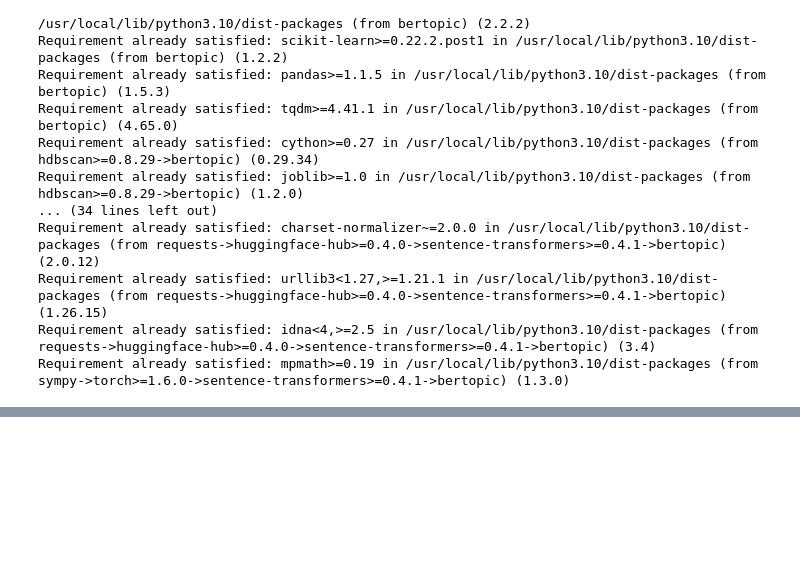
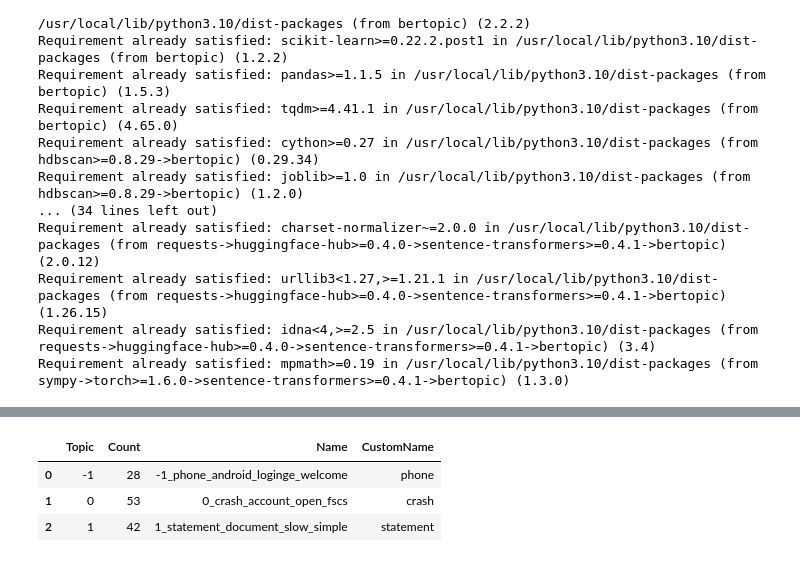
Before and after one commit to piygot5/Customer-Insights-Pack-POC, a Jupyter notebook: topic_modelling_BERT.ipynb, the cells around one changed output, grey strips where cells are left out. Cells and saved outputs as stored; diff of their text form; code cells hidden in the pictures; blank space fills up the shorter version.

```diff
--- a/topic_modelling_BERT.ipynb
+++ b/topic_modelling_BERT.ipynb
@@ -270,3 +209,0 @@ with open(MODEL_DIR+"topic_negative_2.pkl", "rb") as input_file:
-# %%
-
-negative_model = BERTopic.load(MODEL_DIR+"negative_topic_modelling_1682844661")
@@ -404,0 +331,10 @@ model.visualize_barchart()
+# %%
+# df = pd.read_csv(DATA_DIR+"Negative_topic_modelling_data.csv")
+# negative_navigate_df, negative_navigate_topics,  negative_navigate_probs,  negative_navigate_model = topicModellingBERT(df=df,columns = {"CustomName":'navigate'} ,min_df=1,min_cluster_size=5,path=MODEL_DIR,model_name='negative_topic_navigate_modelling')
+negative_navigate_model = BERTopic.load(MODEL_DIR+'negative_topic_navigate_modelling_1682939644')
+negative_navigate_model.get_topic_info()
+# %% [output]
+|  | Topic | Count | Name | CustomName |
+| 0 | -1 | 28 | -1_phone_android_loginge_welcome | phone |
+| 1 | 0 | 53 | 0_crash_account_open_fscs | crash |
+| 2 | 1 | 42 | 1_statement_document_slow_simple | statement |
```
Also changed, not shown: parts of 35 cells of this notebook.
